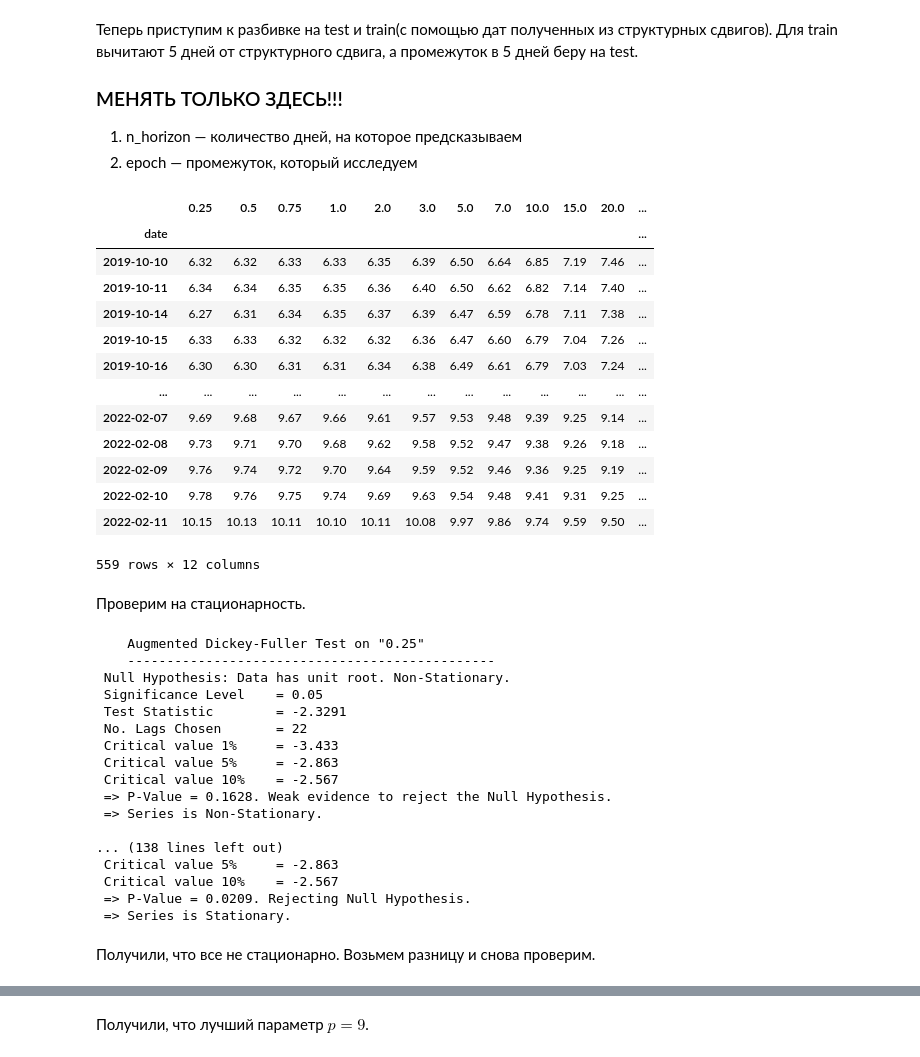
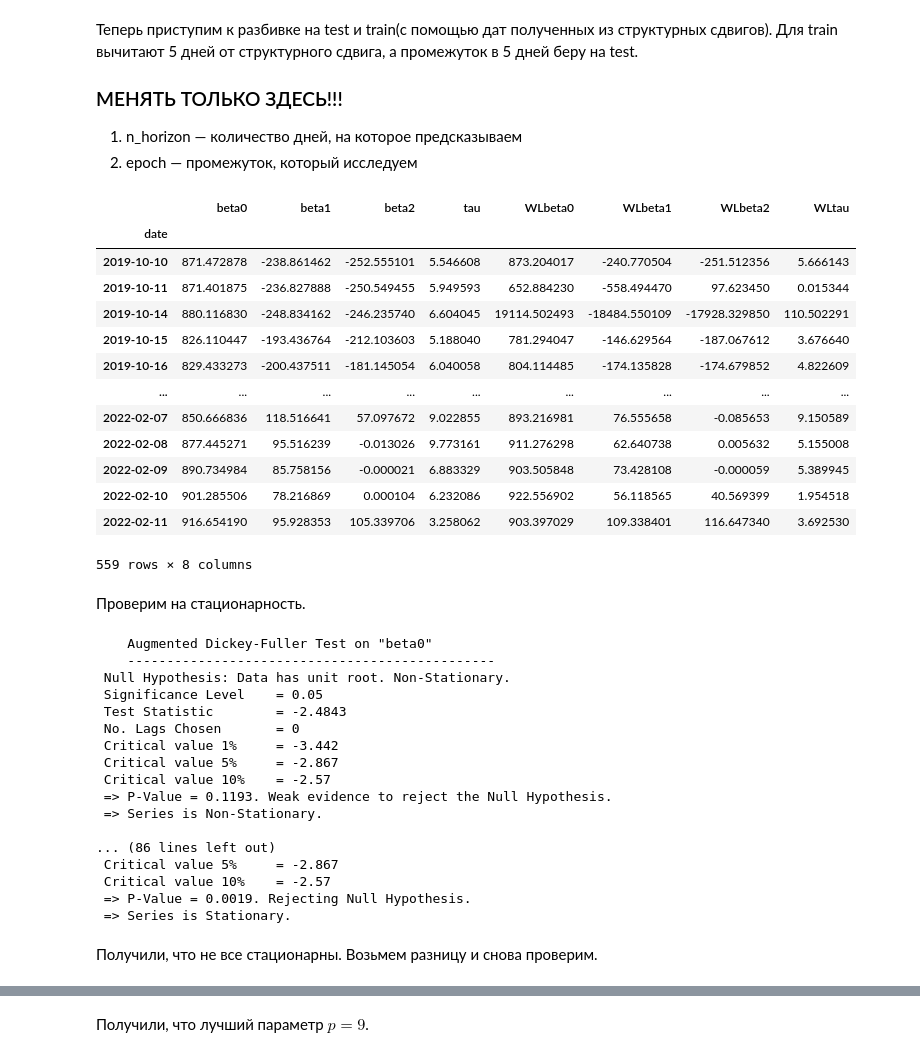
Before and after one commit to VsevolodZaostrovsky/MOEX-Yield-Curve-Forecasting, a Jupyter notebook: ConsideringModels/MainFiles/VAR.ipynb, the cells around one changed output, grey strips where cells are left out. Saved outputs shown, nothing was run; the diff lists cells and outputs as text; code cells hidden in the pictures.

```diff
--- a/ConsideringModels/MainFiles/VAR.ipynb
+++ b/ConsideringModels/MainFiles/VAR.ipynb
@@ -16,7 +16,8 @@ warnings.filterwarnings("ignore")
 plt.style.use('https://github.com/dhaitz/matplotlib-stylesheets/raw/master/pitayasmoothie-light.mplstyle')
 # %%
 df = pd.read_csv("../../General_ds_cleaned.csv")
-df = df[["date", "0.25", "0.5", "0.75", "1.0", "2.0", "3.0", "5.0", "7.0", "10.0", "15.0", "20.0", "30.0"]]
+df = df[["date", "beta0", "beta1", "beta2", "tau", "WLbeta0", "WLbeta1", "WLbeta2", "WLtau"]]
+# df = df[["date", "0.25", "0.5", "0.75", "1.0", "2.0", "3.0", "5.0", "7.0", "10.0", "15.0", "20.0", "30.0"]]
 df["date"] = pd.to_datetime(df["date"])
 df.set_index("date", drop=True, inplace=True)
 df
@@ -130,29 +123,29 @@ Name   ::  Test Stat > C(95%)    =>   Signif
 # %%
 n_horizon = 5
 dates_from_struct_ms = np.array([0, 657, 1384, 3943, 4502])
 
 
 time_to_fit = np.maximum((dates_from_struct_ms - n_horizon), np.zeros(len(dates_from_struct_ms))).astype(int)
 time_to_predict = dates_from_struct_ms
 
-epoch = 0
+epoch = 3
 df_train, df_test = df[time_to_fit[epoch]:time_to_fit[epoch + 1]], df[time_to_fit[epoch + 1]:time_to_predict[epoch + 1]]
 df_train
 # %% [output]
-|  | 0.25 | 0.5 | 0.75 | 1.0 | 2.0 | 3.0 | 5.0 | 7.0 | 10.0 | 15.0 | 20.0 | ... |
-| date |  |  |  |  |  |  |  |  |  |  |  | ... |
-| 2019-10-10 | 6.32 | 6.32 | 6.33 | 6.33 | 6.35 | 6.39 | 6.50 | 6.64 | 6.85 | 7.19 | 7.46 | ... |
-| 2019-10-11 | 6.34 | 6.34 | 6.35 | 6.35 | 6.36 | 6.40 | 6.50 | 6.62 | 6.82 | 7.14 | 7.40 | ... |
-| 2019-10-14 | 6.27 | 6.31 | 6.34 | 6.35 | 6.37 | 6.39 | 6.47 | 6.59 | 6.78 | 7.11 | 7.38 | ... |
-| 2019-10-15 | 6.33 | 6.33 | 6.32 | 6.32 | 6.32 | 6.36 | 6.47 | 6.60 | 6.79 | 7.04 | 7.26 | ... |
-| 2019-10-16 | 6.30 | 6.30 | 6.31 | 6.31 | 6.34 | 6.38 | 6.49 | 6.61 | 6.79 | 7.03 | 7.24 | ... |
-| ... | ... | ... | ... | ... | ... | ... | ... | ... | ... | ... | ... | ... |
-| 2022-02-07 | 9.69 | 9.68 | 9.67 | 9.66 | 9.61 | 9.57 | 9.53 | 9.48 | 9.39 | 9.25 | 9.14 | ... |
-| 2022-02-08 | 9.73 | 9.71 | 9.70 | 9.68 | 9.62 | 9.58 | 9.52 | 9.47 | 9.38 | 9.26 | 9.18 | ... |
-| 2022-02-09 | 9.76 | 9.74 | 9.72 | 9.70 | 9.64 | 9.59 | 9.52 | 9.46 | 9.36 | 9.25 | 9.19 | ... |
-| 2022-02-10 | 9.78 | 9.76 | 9.75 | 9.74 | 9.69 | 9.63 | 9.54 | 9.48 | 9.41 | 9.31 | 9.25 | ... |
-| 2022-02-11 | 10.15 | 10.13 | 10.11 | 10.10 | 10.11 | 10.08 | 9.97 | 9.86 | 9.74 | 9.59 | 9.50 | ... |
+|  | beta0 | beta1 | beta2 | tau | WLbeta0 | WLbeta1 | WLbeta2 | WLtau |
+| date |  |  |  |  |  |  |  |  |
+| 2019-10-10 | 871.472878 | -238.861462 | -252.555101 | 5.546608 | 873.204017 | -240.770504 | -251.512356 | 5.666143 |
+| 2019-10-11 | 871.401875 | -236.827888 | -250.549455 | 5.949593 | 652.884230 | -558.494470 | 97.623450 | 0.015344 |
+| 2019-10-14 | 880.116830 | -248.834162 | -246.235740 | 6.604045 | 19114.502493 | -18484.550109 | -17928.329850 | 110.502291 |
+| 2019-10-15 | 826.110447 | -193.436764 | -212.103603 | 5.188040 | 781.294047 | -146.629564 | -187.067612 | 3.676640 |
+| 2019-10-16 | 829.433273 | -200.437511 | -181.145054 | 6.040058 | 804.114485 | -174.135828 | -174.679852 | 4.822609 |
+| ... | ... | ... | ... | ... | ... | ... | ... | ... |
+| 2022-02-07 | 850.666836 | 118.516641 | 57.097672 | 9.022855 | 893.216981 | 76.555658 | -0.085653 | 9.150589 |
+| 2022-02-08 | 877.445271 | 95.516239 | -0.013026 | 9.773161 | 911.276298 | 62.640738 | 0.005632 | 5.155008 |
+| 2022-02-09 | 890.734984 | 85.758156 | -0.000021 | 6.883329 | 903.505848 | 73.428108 | -0.000059 | 5.389945 |
+| 2022-02-10 | 901.285506 | 78.216869 | 0.000104 | 6.232086 | 922.556902 | 56.118565 | 40.569399 | 1.954518 |
+| 2022-02-11 | 916.654190 | 95.928353 | 105.339706 | 3.258062 | 903.397029 | 109.338401 | 116.647340 | 3.692530 |
-559 rows × 12 columns
+559 rows × 8 columns
 # %% [markdown]
 Проверим на стационарность.
 # %%
@@ -183,25 +176,25 @@ for name, column in df_train.iteritems():
     adfuller_test(column, name=column.name)
     print('\n')
 # %% [output]
-    Augmented Dickey-Fuller Test on "0.25"
+    Augmented Dickey-Fuller Test on "beta0"
     -----------------------------------------------
  Null Hypothesis: Data has unit root. Non-Stationary.
  Significance Level    = 0.05
- Test Statistic        = -2.3291
- No. Lags Chosen       = 22
- Critical value 1%     = -3.433
- Critical value 5%     = -2.863
- Critical value 10%    = -2.567
- => P-Value = 0.1628. Weak evidence to reject the Null Hypothesis.
+ Test Statistic        = -2.4843
+ No. Lags Chosen       = 0
+ Critical value 1%     = -3.442
+ Critical value 5%     = -2.867
+ Critical value 10%    = -2.57
+ => P-Value = 0.1193. Weak evidence to reject the Null Hypothesis.
  => Series is Non-Stationary.
 
-... (138 lines left out)
- Critical value 5%     = -2.863
- Critical value 10%    = -2.567
- => P-Value = 0.0209. Rejecting Null Hypothesis.
+... (86 lines left out)
+ Critical value 5%     = -2.867
+ Critical value 10%    = -2.57
+ => P-Value = 0.0019. Rejecting Null Hypothesis.
  => Series is Stationary.
 # %% [markdown]
-Получили, что все не стационарно. Возьмем разницу и снова проверим.
+Получили, что не все стационарны. Возьмем разницу и снова проверим.
 # %%
 df_differenced = df_train.diff().dropna()
 for name, column in df_differenced.iteritems():
```
Also changed, not shown: parts of 13 cells of this notebook, 5 other files.
